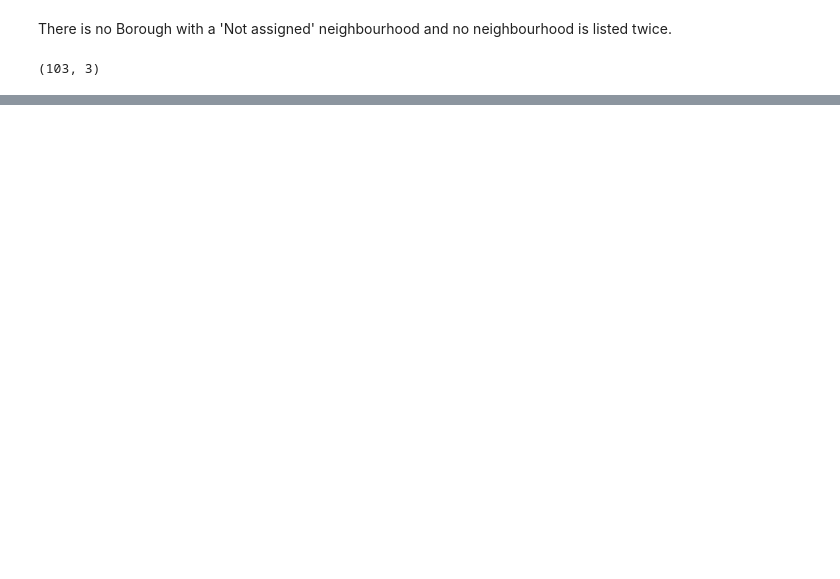
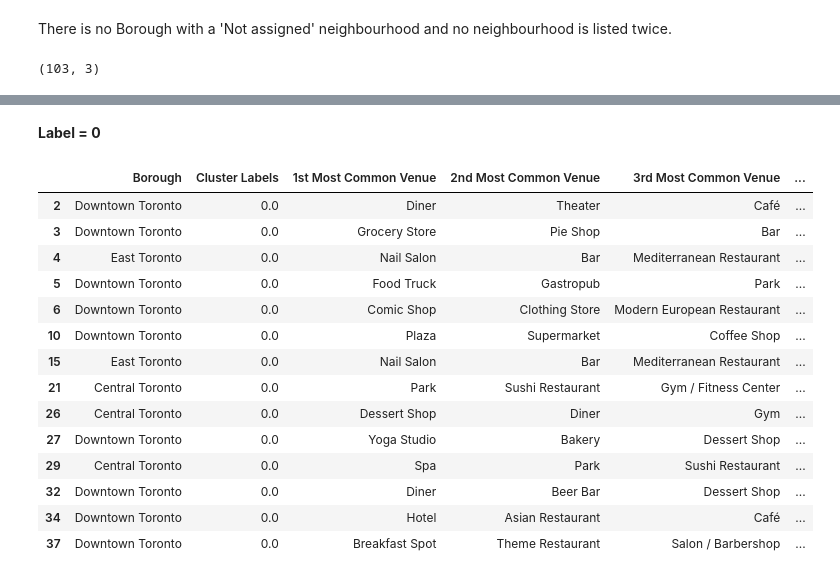
Before and after one commit to zzharsh/Coursera_Capstone-1, a Jupyter notebook: Segmenting_and_Clustering_Neighborhoods_in_Toronto.ipynb, the cells around one changed output, grey strips where cells are left out. Saved outputs shown, nothing was run; the diff lists cells and outputs as text; code cells hidden in the pictures; blank space fills up the shorter version.

```diff
--- a/Segmenting_and_Clustering_Neighborhoods_in_Toronto.ipynb
+++ b/Segmenting_and_Clustering_Neighborhoods_in_Toronto.ipynb
@@ -33,0 +400,20 @@ df.shape
+# %% [markdown]
+**Label = 0**
+# %%
+toronto_join.loc[toronto_join['Cluster Labels'] == 0, toronto_join.columns[[1] + list(range(5, toronto_join.shape[1]))]]
+# %% [output]
+|  | Borough | Cluster Labels | 1st Most Common Venue | 2nd Most Common Venue | 3rd Most Common Venue | ... |
+| 2 | Downtown Toronto | 0.0 | Diner | Theater | Café | ... |
+| 3 | Downtown Toronto | 0.0 | Grocery Store | Pie Shop | Bar | ... |
+| 4 | East Toronto | 0.0 | Nail Salon | Bar | Mediterranean Restaurant | ... |
+| 5 | Downtown Toronto | 0.0 | Food Truck | Gastropub | Park | ... |
+| 6 | Downtown Toronto | 0.0 | Comic Shop | Clothing Store | Modern European Restaurant | ... |
+| 10 | Downtown Toronto | 0.0 | Plaza | Supermarket | Coffee Shop | ... |
+| 15 | East Toronto | 0.0 | Nail Salon | Bar | Mediterranean Restaurant | ... |
+| 21 | Central Toronto | 0.0 | Park | Sushi Restaurant | Gym / Fitness Center | ... |
+| 26 | Central Toronto | 0.0 | Dessert Shop | Diner | Gym | ... |
+| 27 | Downtown Toronto | 0.0 | Yoga Studio | Bakery | Dessert Shop | ... |
+| 29 | Central Toronto | 0.0 | Spa | Park | Sushi Restaurant | ... |
+| 32 | Downtown Toronto | 0.0 | Diner | Beer Bar | Dessert Shop | ... |
+| 34 | Downtown Toronto | 0.0 | Hotel | Asian Restaurant | Café | ... |
+| 37 | Downtown Toronto | 0.0 | Breakfast Spot | Theme Restaurant | Salon / Barbershop | ... |
```
Also changed, not shown: parts of 48 cells of this notebook.
